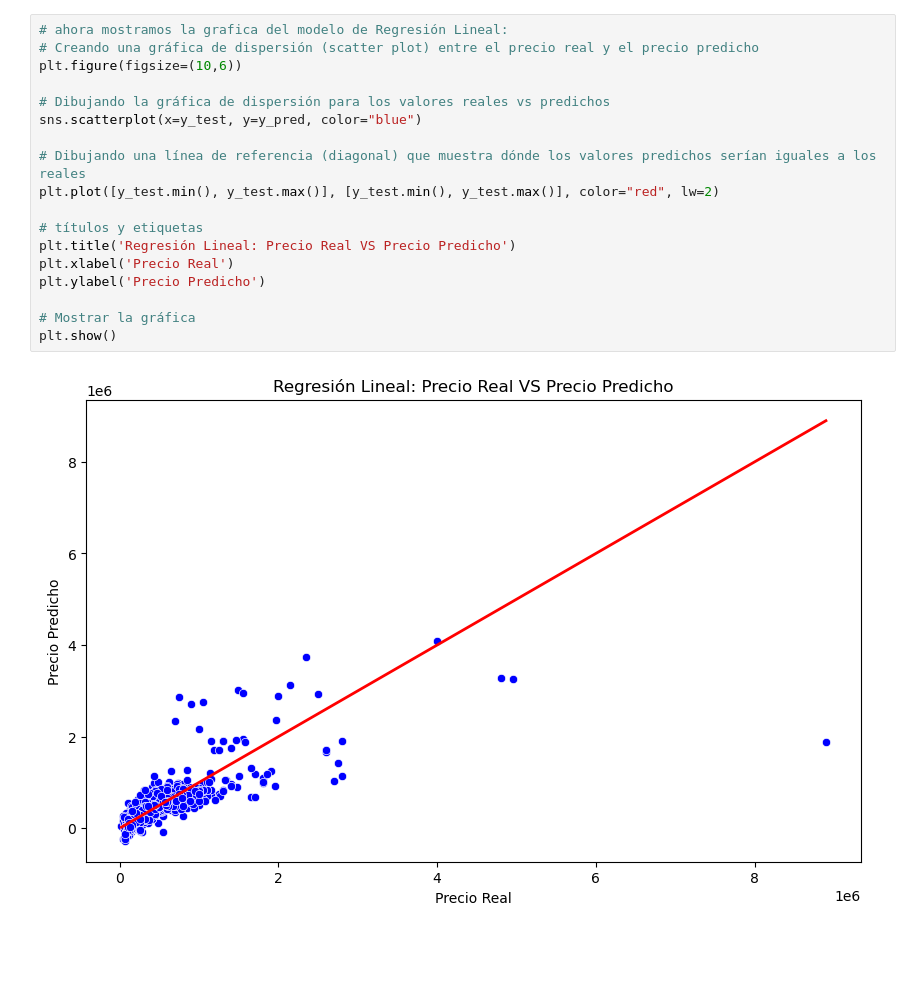
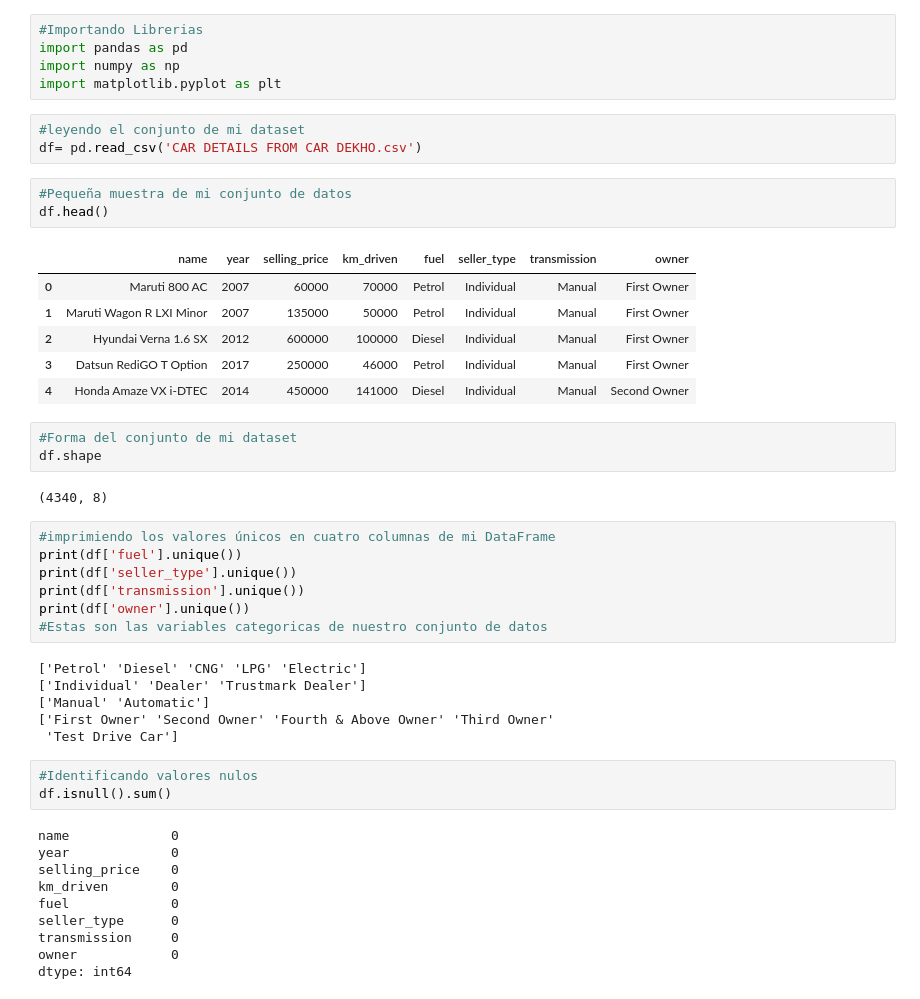
Before and after one commit to alixonsanchez/regresionLineal, a Jupyter notebook: Regresion_Lineal.ipynb, the cells around one changed output. Cells and saved outputs as stored; diff of their text form; blank space fills up the shorter version.

Commit message:
regresion lineal n1

```diff
--- a/Regresion_Lineal.ipynb
+++ b/Regresion_Lineal.ipynb
@@ -304,20 +1,49 @@ R-squared (R^2): 0.5299037175164801
-# %%
-# ahora mostramos la grafica del modelo de Regresión Lineal:
-# Creando una gráfica de dispersión (scatter plot) entre el precio real y el precio predicho
-plt.figure(figsize=(10,6))
-
-# Dibujando la gráfica de dispersión para los valores reales vs predichos
-sns.scatterplot(x=y_test, y=y_pred, color="blue")
-
-# Dibujando una línea de referencia (diagonal) que muestra dónde los valores predichos serían iguales a los reales
-plt.plot([y_test.min(), y_test.max()], [y_test.min(), y_test.max()], color="red", lw=2)
-
-# títulos y etiquetas
-plt.title('Regresión Lineal: Precio Real VS Precio Predicho')
-plt.xlabel('Precio Real')
-plt.ylabel('Precio Predicho')
-
-# Mostrar la gráfica
-plt.show()
-# %% [output]
-[figure, removed]
+# %%
+#Importando Librerias
+import pandas as pd
+import numpy as np
+import matplotlib.pyplot as plt
+# %%
+#leyendo el conjunto de mi dataset
+df= pd.read_csv('CAR DETAILS FROM CAR DEKHO.csv')
+# %%
+#Pequeña muestra de mi conjunto de datos
+df.head()
+# %% [output]
+|  | name | year | selling_price | km_driven | fuel | seller_type | transmission | owner |
+| 0 | Maruti 800 AC | 2007 | 60000 | 70000 | Petrol | Individual | Manual | First Owner |
+| 1 | Maruti Wagon R LXI Minor | 2007 | 135000 | 50000 | Petrol | Individual | Manual | First Owner |
+| 2 | Hyundai Verna 1.6 SX | 2012 | 600000 | 100000 | Diesel | Individual | Manual | First Owner |
+| 3 | Datsun RediGO T Option | 2017 | 250000 | 46000 | Petrol | Individual | Manual | First Owner |
+| 4 | Honda Amaze VX i-DTEC | 2014 | 450000 | 141000 | Diesel | Individual | Manual | Second Owner |
+# %%
+#Forma del conjunto de mi dataset
+df.shape
+# %% [output]
+(4340, 8)
+# %%
+#imprimiendo los valores únicos en cuatro columnas de mi DataFrame
+print(df['fuel'].unique())
+print(df['seller_type'].unique())
+print(df['transmission'].unique())
+print(df['owner'].unique())
+#Estas son las variables categoricas de nuestro conjunto de datos
+# %% [output]
+['Petrol' 'Diesel' 'CNG' 'LPG' 'Electric']
+['Individual' 'Dealer' 'Trustmark Dealer']
+['Manual' 'Automatic']
+['First Owner' 'Second Owner' 'Fourth & Above Owner' 'Third Owner'
+ 'Test Drive Car']
+# %%
+#Identificando valores nulos
+df.isnull().sum()
+# %% [output]
+name             0
+year             0
+selling_price    0
+km_driven        0
+fuel             0
+seller_type      0
+transmission     0
+owner            0
+dtype: int64
```
Also changed, not shown: parts of 32 cells of this notebook.
